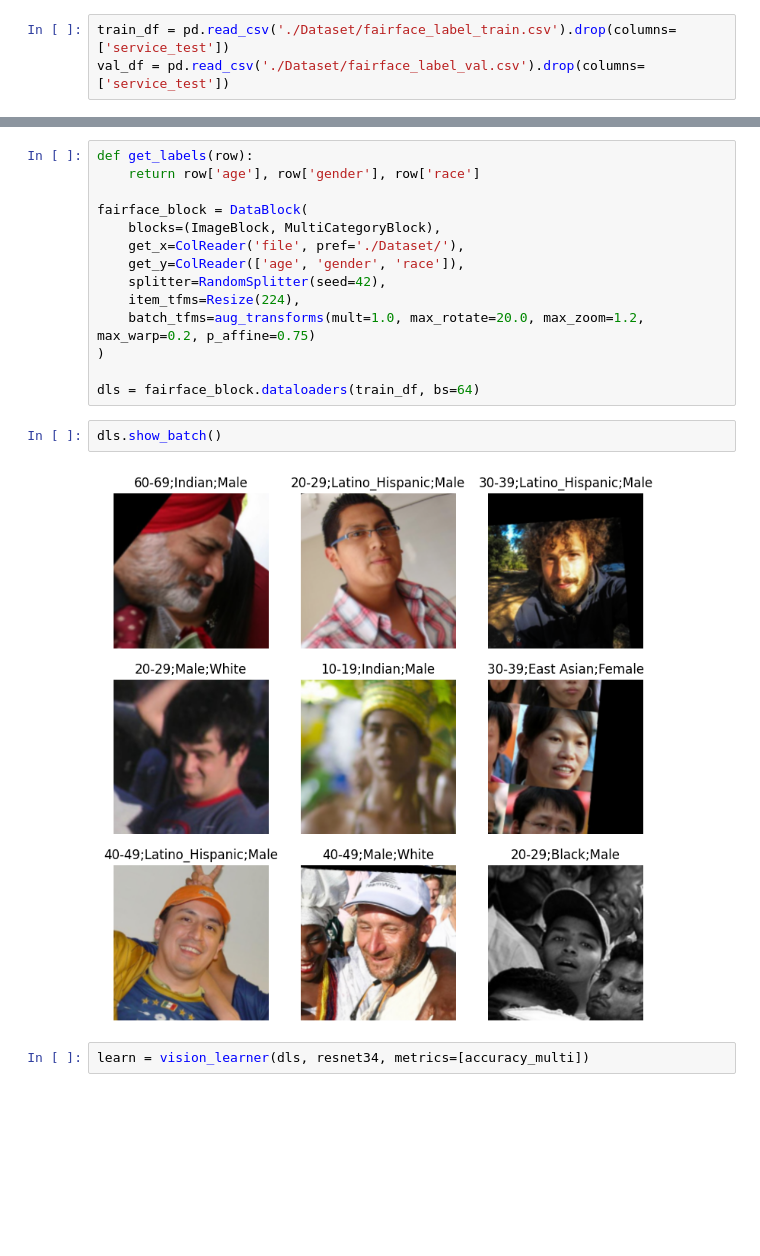
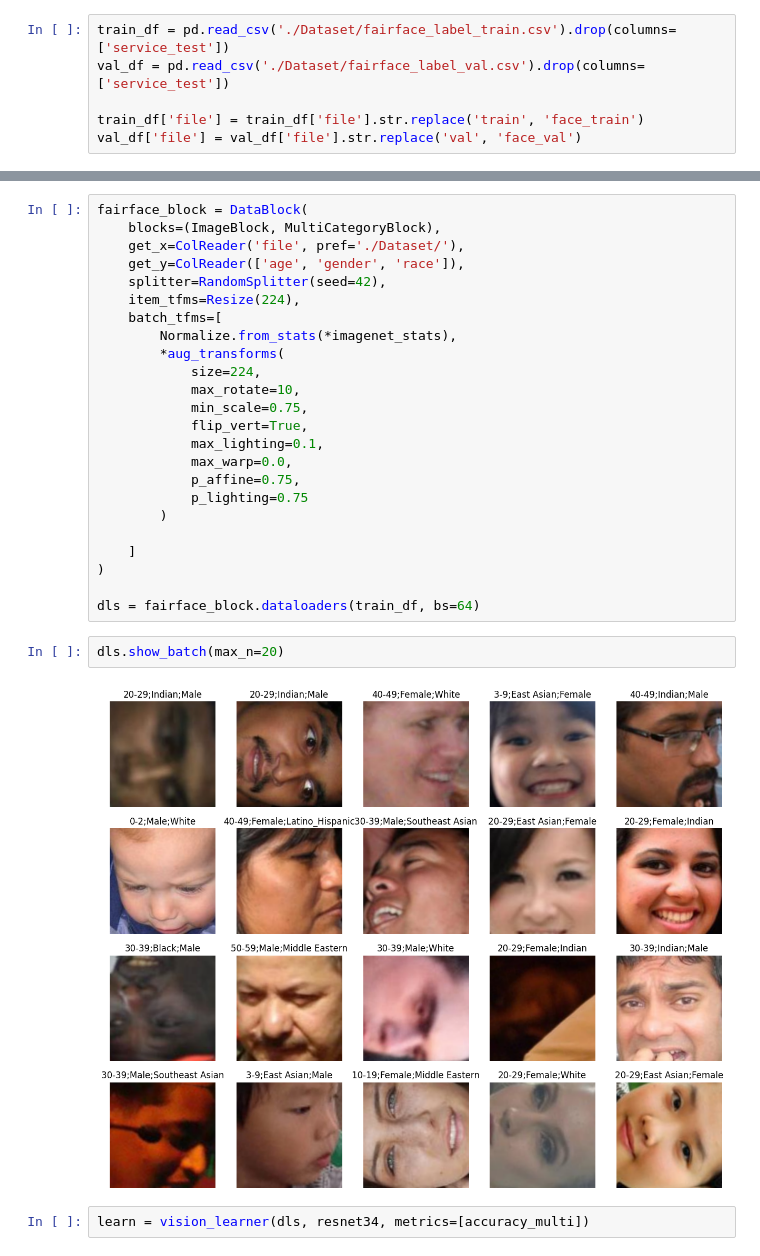
Before and after one commit to Jordan99990/Racial-Recognition, a Jupyter notebook: notebooks/fastai_model_v1.ipynb, the cells around one changed output, grey strips where cells are left out. Drawn from its saved outputs; the diff is of its cells as text; blank space fills up the shorter version.

```diff
--- a/notebooks/fastai_model_v1.ipynb
+++ b/notebooks/fastai_model_v1.ipynb
@@ -5,6 +8,9 @@ from sklearn.preprocessing import MultiLabelBinarizer
 # %%
 train_df = pd.read_csv('./Dataset/fairface_label_train.csv').drop(columns=['service_test'])
 val_df = pd.read_csv('./Dataset/fairface_label_val.csv').drop(columns=['service_test'])
+
+train_df['file'] = train_df['file'].str.replace('train', 'face_train')
+val_df['file'] = val_df['file'].str.replace('val', 'face_val')
 # %%
 print(train_df.head(), '\n')
 print('Train shape:', train_df.shape, '\n')
@@ -67,21 +39,31 @@ val_df['encoded_labels'] = val_df.apply(encode_labels, axis=1)
 # %%
-def get_labels(row):
-    return row['age'], row['gender'], row['race']
-
 fairface_block = DataBlock(
     blocks=(ImageBlock, MultiCategoryBlock),
     get_x=ColReader('file', pref='./Dataset/'),
     get_y=ColReader(['age', 'gender', 'race']),
     splitter=RandomSplitter(seed=42),
     item_tfms=Resize(224),
-    batch_tfms=aug_transforms(mult=1.0, max_rotate=20.0, max_zoom=1.2, max_warp=0.2, p_affine=0.75)
+    batch_tfms=[
+        Normalize.from_stats(*imagenet_stats),
+        *aug_transforms(
+            size=224,
+            max_rotate=10,
+            min_scale=0.75,
+            flip_vert=True,
+            max_lighting=0.1,
+            max_warp=0.0,
+            p_affine=0.75,
+            p_lighting=0.75
+        )
+
+    ]
 )
 
 dls = fairface_block.dataloaders(train_df, bs=64)
 # %%
-dls.show_batch()
+dls.show_batch(max_n=20)
 # %% [output]
-[figure, old version]
+[figure, new version]
 # %%
 learn = vision_learner(dls, resnet34, metrics=[accuracy_multi])
 # %%
```
Also changed, not shown: parts of 8 cells of this notebook.
